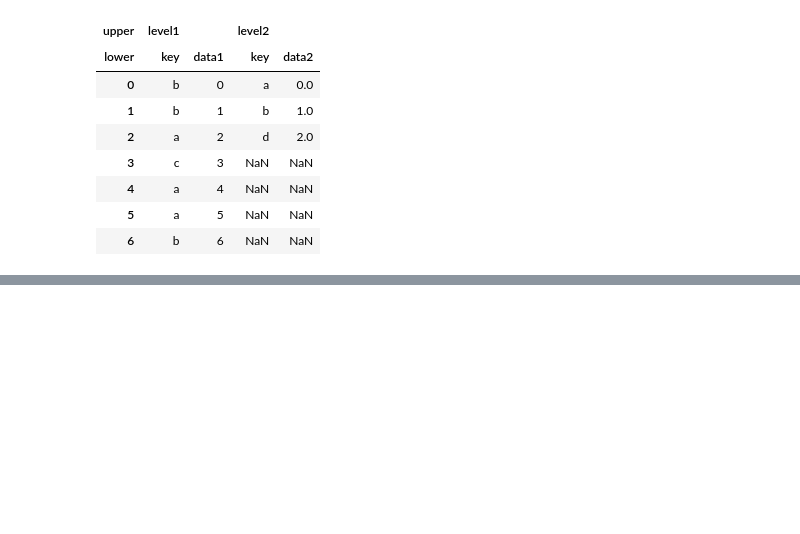
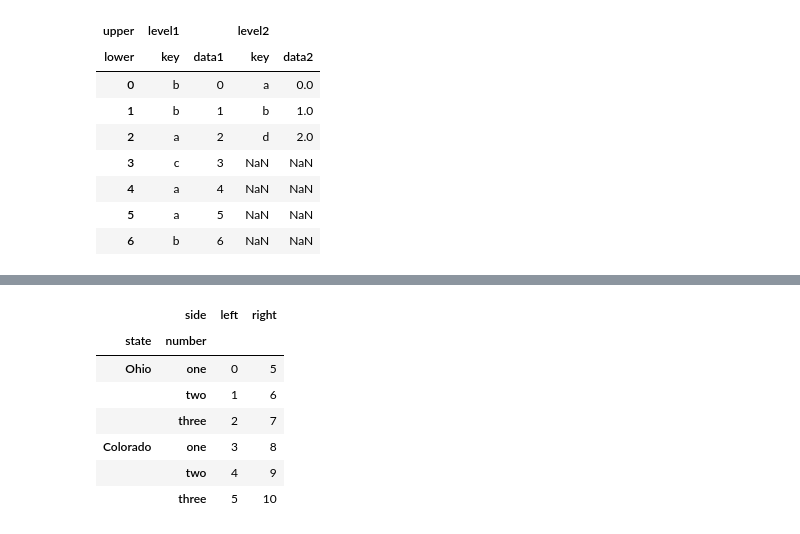
Before and after one commit to MuayThaiLegz/Py_DataAnalysis, a Jupyter notebook: PyForData_8.ipynb, the cells around one changed output, grey strips where cells are left out. Saved outputs shown, nothing was run; the diff lists cells and outputs as text; code cells hidden in the pictures; blank space fills up the shorter version.

```diff
--- a/PyForData_8.ipynb
+++ b/PyForData_8.ipynb
@@ -774,0 +859,73 @@ display(pd.concat([df1, df2], axis=1, keys=['level1', 'level2'],
+# %%
+"""
+# Reshaping with Hierarchical Indexing.
+
+Hierarchical indexing provides a consistent way to rearrange data in a df
+There are two primary actions:
+
+STACK
+    This 'rotates' or pivots from the columns in the data to the rows
+
+UNSTACK
+    This pivots from the rows into the columns
+"""
+
+
+
+
+# Consider a small df with string arrays as row and column indexes:
+
+re_data = pd.DataFrame(np.arange(6).reshape((2,3)),
+                       index = pd.Index(['Ohio', 'Colorado'], name='state'),
+                       columns = pd.Index(['one', 'two', 'three'],
+                       name='number'))
+
+display(re_data)
+
+# Usihng the stack method on this data pivots the columns inthe rows, producing a Series:
+
+result = re_data.stack()
+
+display(result)
+
+# from a hierarchically indexed Series, you can rearrage the data back into a df
+
+display(result.unstack())
+
+# By default the innermost level is unstacked (same with stack). You can unstack a different level by passing a level number or name
+
+display(result.unstack(0))
+
+(result.unstack('state'))
+
+# Unstacking might introducew missing data if all the values un the level are not found in each of the subgroups
+
+s1 = pd.Series([0, 1 ,2 ,3], index=['a', 'b', 'c', 'd'])
+
+s2 = pd.Series([4, 5, 6], index=['c', 'd', 'e'])
+
+data2 = pd.concat([s1, s2], keys=['one, two'])
+
+display(data2)
+
+display(data2.unstack())
+
+# Stacking filters out missing data by default, so the operation is more easily invertibe
+
+display(data2.unstack().stack())
+
+display(data2.unstack().stack(dropna=False))
+
+# When you unstack in a da, the level unstacked becomes the lowest level in the result
+
+un_df = pd.DataFrame({'left': result, 'right': result + 5},
+                    columns= pd.Index(['left', 'right'], name='side'))
+
+display(un_df)
+
+display(un_df.unstack('state'))
+
+# When calling stack, we can indicate the name of the axis to stack:
+
+display(un_df.unstack('state').stack('side'))
+# %% [output]
@@ -774,0 +970,8 @@ display(pd.concat([df1, df2], axis=1, keys=['level1', 'level2'],
+|  | side | left | right |
+| state | number |  |  |
+| Ohio | one | 0 | 5 |
+|  | two | 1 | 6 |
+|  | three | 2 | 7 |
+| Colorado | one | 3 | 8 |
+|  | two | 4 | 9 |
+|  | three | 5 | 10 |
```
Also changed, not shown: parts of 7 cells of this notebook.
